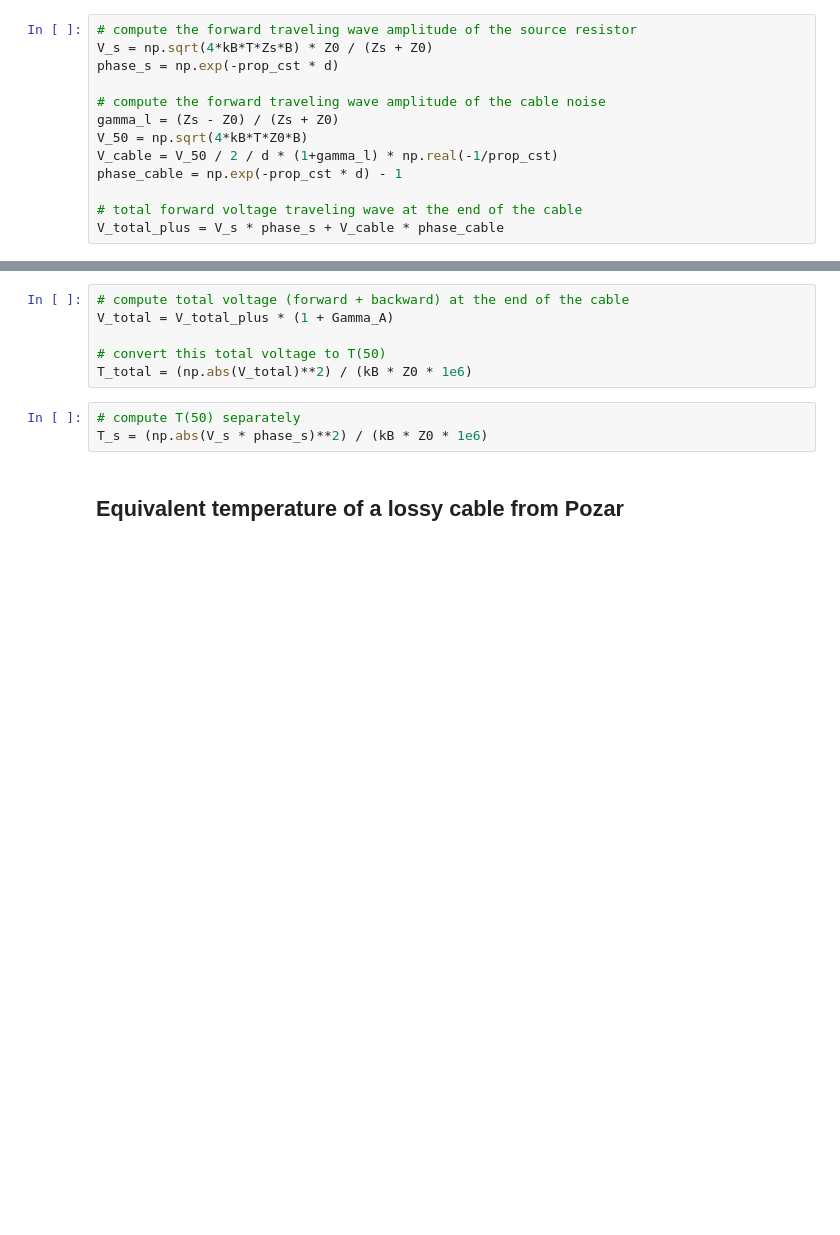
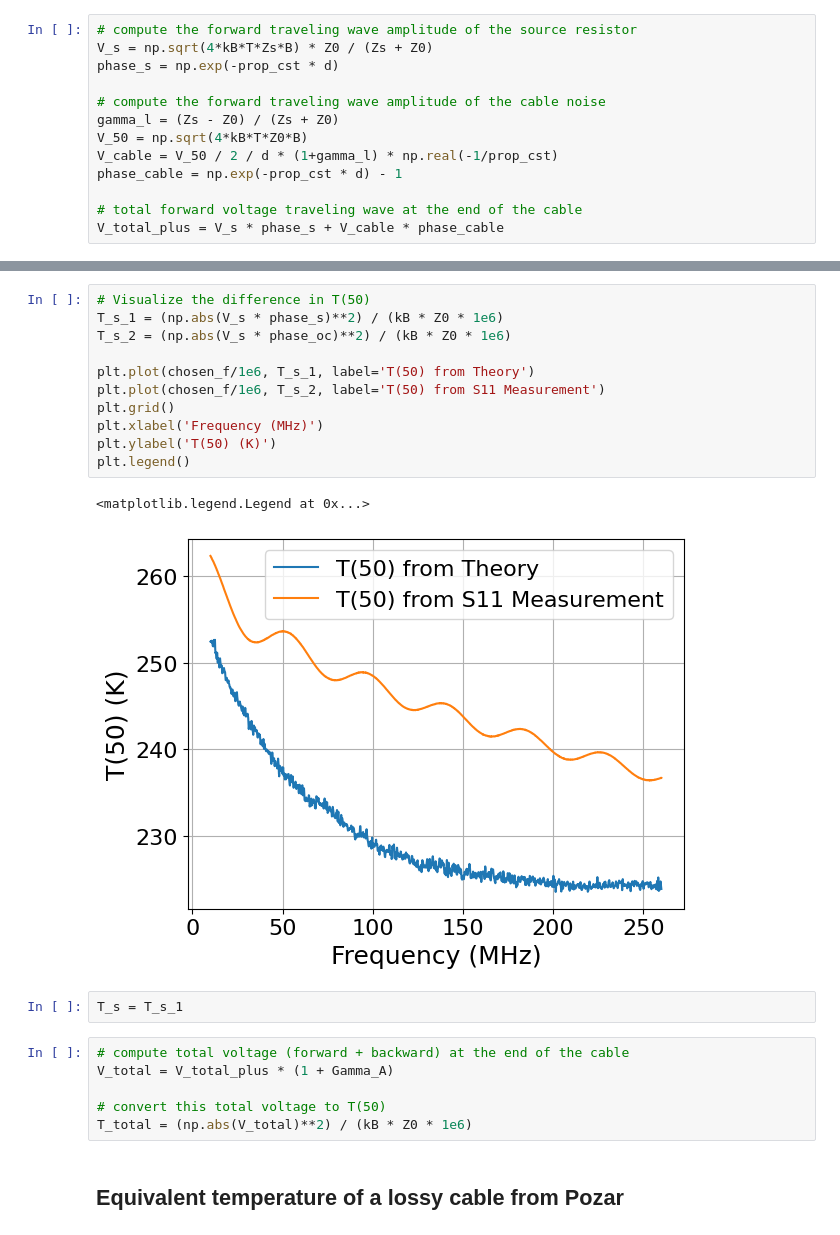
Before and after one commit to JoyYTZhou/RF_Math, a Jupyter notebook: notebooks/multiple_reflection.ipynb, the cells around one changed output, grey strips where cells are left out. Drawn from its saved outputs; the diff is of its cells as text; blank space fills up the shorter version.

```diff
--- a/notebooks/multiple_reflection.ipynb
+++ b/notebooks/multiple_reflection.ipynb
@@ -99,12 +121,25 @@ V_total_plus = V_s * phase_s + V_cable * phase_cable
+# %%
+# Visualize the difference in T(50)
+T_s_1 = (np.abs(V_s * phase_s)**2) / (kB * Z0 * 1e6)
+T_s_2 = (np.abs(V_s * phase_oc)**2) / (kB * Z0 * 1e6)
+
+plt.plot(chosen_f/1e6, T_s_1, label='T(50) from Theory')
+plt.plot(chosen_f/1e6, T_s_2, label='T(50) from S11 Measurement')
+plt.grid()
+plt.xlabel('Frequency (MHz)')
+plt.ylabel('T(50) (K)')
+plt.legend()
+# %% [output]
+<matplotlib.legend.Legend at 0x...>
+[figure, added]
+# %%
+T_s = T_s_1
 # %%
 # compute total voltage (forward + backward) at the end of the cable
 V_total = V_total_plus * (1 + Gamma_A)
 
 # convert this total voltage to T(50)
 T_total = (np.abs(V_total)**2) / (kB * Z0 * 1e6)
-# %%
-# compute T(50) separately
-T_s = (np.abs(V_s * phase_s)**2) / (kB * Z0 * 1e6)
 # %% [markdown]
 ## Equivalent temperature of a lossy cable from Pozar
 # %% [markdown]
```
Also changed, not shown: parts of 12 cells of this notebook.
